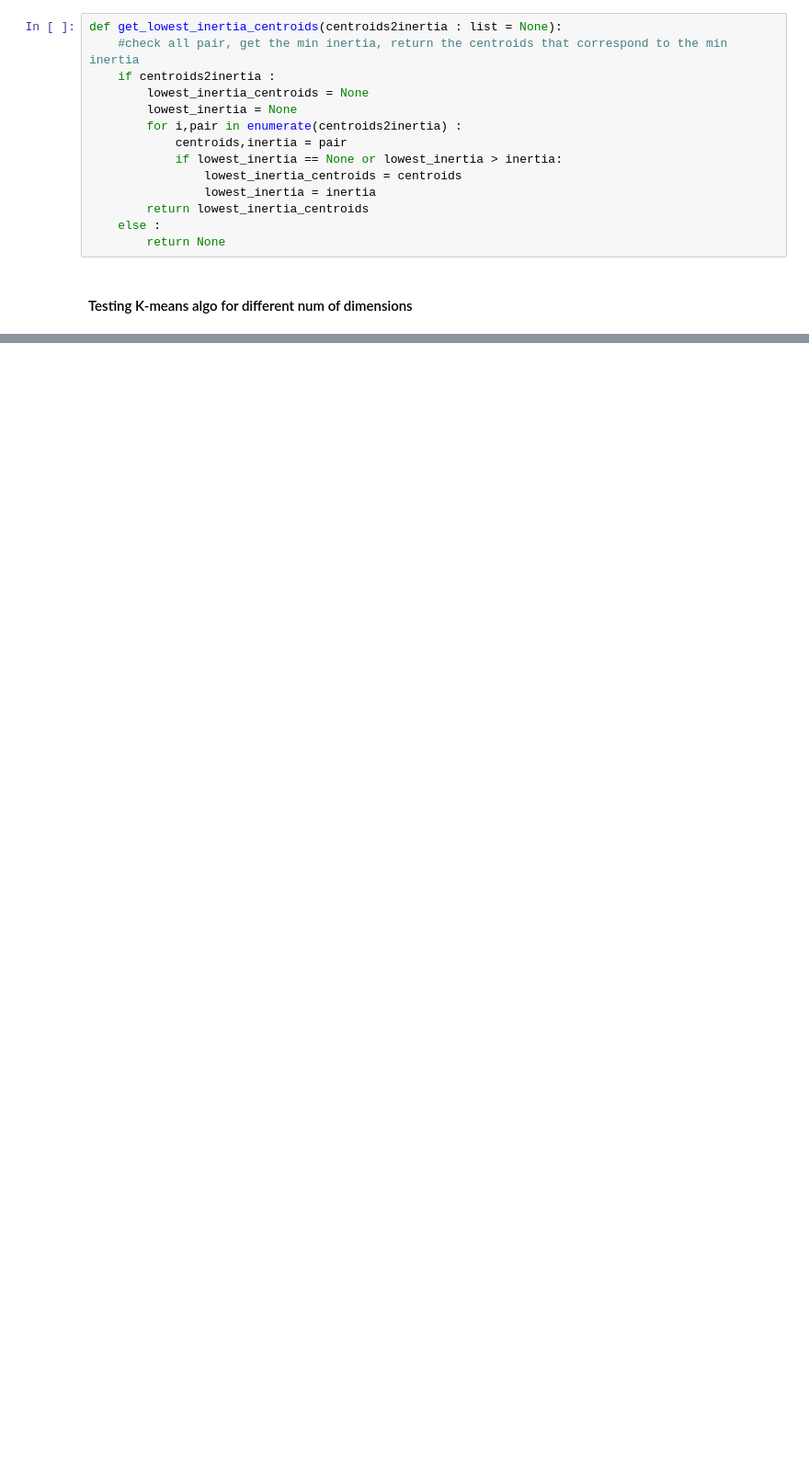
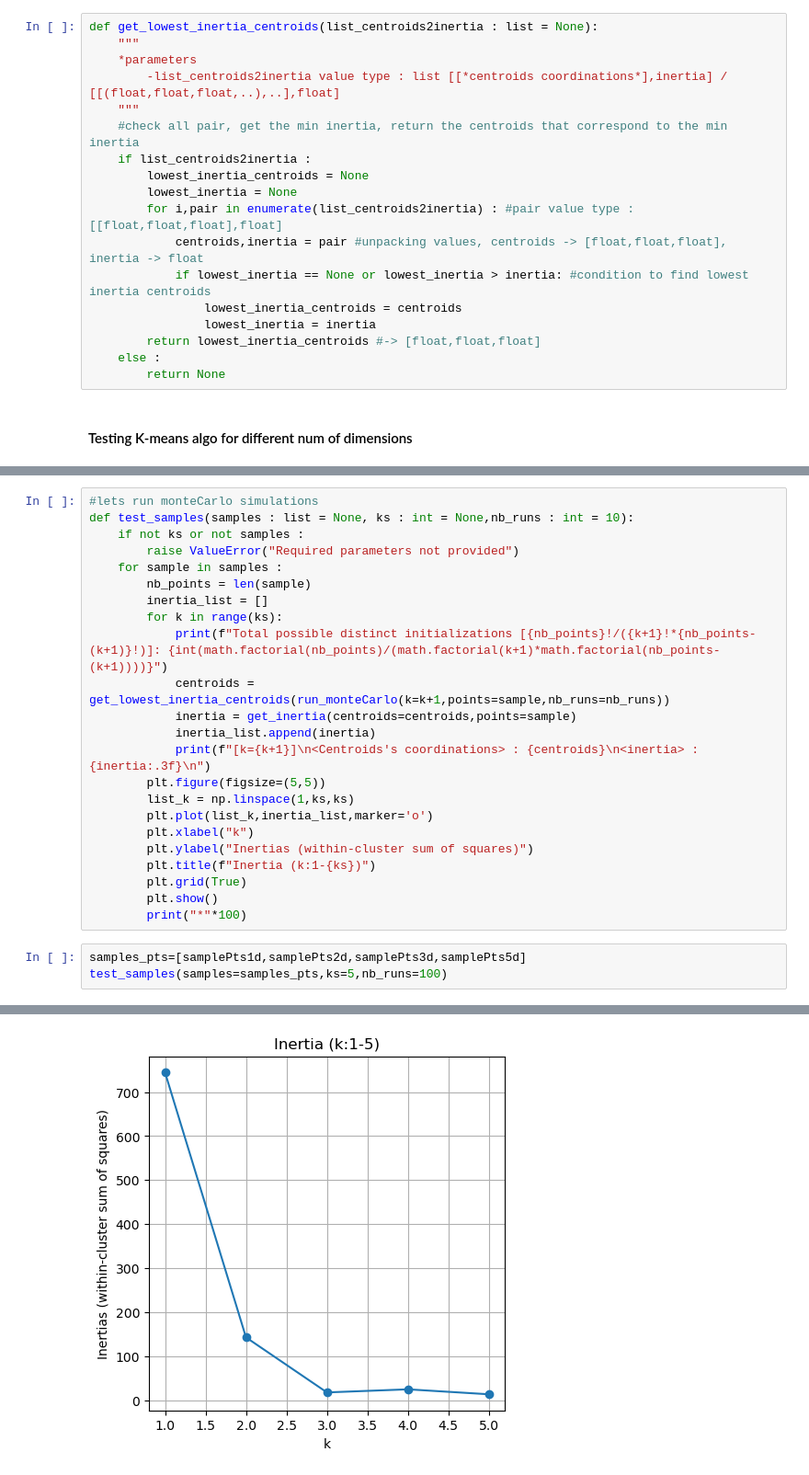
Before and after one commit to NairaAwadin/Python-DataminingProject, a Jupyter notebook: DATAMINIG/KMEANS/Mika/K-algorithms.ipynb, the cells around one changed output, grey strips where cells are left out. Shown at 92% size. Saved outputs shown, nothing was run; the diff lists cells and outputs as text; blank space fills up the shorter version.

Commit message:
Ajouter DNA,IBAN et mettre à jour k-means(enlever les foncionalités non importantes et ajouter les graphes + instructions comment utiliser les fonctions)

```diff
--- a/DATAMINIG/KMEANS/Mika/K-algorithms.ipynb
+++ b/DATAMINIG/KMEANS/Mika/K-algorithms.ipynb
@@ -358,15 +337,19 @@ def run_monteCarlo(k : int = None ,points : list = None,
 # %%
-def get_lowest_inertia_centroids(centroids2inertia : list = None):
+def get_lowest_inertia_centroids(list_centroids2inertia : list = None):
+    """
+    *parameters
+        -list_centroids2inertia value type : list [[*centroids coordinations*],inertia] / [[(float,float,float,..),..],float]
+    """
     #check all pair, get the min inertia, return the centroids that correspond to the min inertia
-    if centroids2inertia :
+    if list_centroids2inertia :
         lowest_inertia_centroids = None
         lowest_inertia = None
-        for i,pair in enumerate(centroids2inertia) :
-            centroids,inertia = pair
-            if lowest_inertia == None or lowest_inertia > inertia:
+        for i,pair in enumerate(list_centroids2inertia) : #pair value type : [[float,float,float],float]
+            centroids,inertia = pair #unpacking values, centroids -> [float,float,float], inertia -> float
+            if lowest_inertia == None or lowest_inertia > inertia: #condition to find lowest inertia centroids
                 lowest_inertia_centroids = centroids
                 lowest_inertia = inertia
-        return lowest_inertia_centroids
+        return lowest_inertia_centroids #-> [float,float,float]
     else :
         return None
 # %% [markdown]
@@ -527,0 +402,27 @@ inertia :  18.0
+# %%
+#lets run monteCarlo simulations
+def test_samples(samples : list = None, ks : int = None,nb_runs : int = 10):
+    if not ks or not samples :
+        raise ValueError("Required parameters not provided")
+    for sample in samples :
+        nb_points = len(sample)
+        inertia_list = []
+        for k in range(ks):
+            print(f"Total possible distinct initializations [{nb_points}!/({k+1}!*{nb_points-(k+1)}!)]: {int(math.factorial(nb_points)/(math.factorial(k+1)*math.factorial(nb_points-(k+1))))}")
+            centroids = get_lowest_inertia_centroids(run_monteCarlo(k=k+1,points=sample,nb_runs=nb_runs))
+            inertia = get_inertia(centroids=centroids,points=sample)
+            inertia_list.append(inertia)
+            print(f"[k={k+1}]\n<Centroids's coordinations> : {centroids}\n<inertia> : {inertia:.3f}\n")
+        plt.figure(figsize=(5,5))
+        list_k = np.linspace(1,ks,ks)
+        plt.plot(list_k,inertia_list,marker='o')
+        plt.xlabel("k")
+        plt.ylabel("Inertias (within-cluster sum of squares)")
+        plt.title(f"Inertia (k:1-{ks})")
+        plt.grid(True)
+        plt.show()
+        print("*"*100)
+# %%
+samples_pts=[samplePts1d,samplePts2d,samplePts3d,samplePts5d]
+test_samples(samples=samples_pts,ks=5,nb_runs=100)
+# %% [output]
@@ -527,0 +446 @@ inertia :  18.0
+[figure, added]
```
Also changed, not shown: parts of 30 cells of this notebook, 2 other files.
